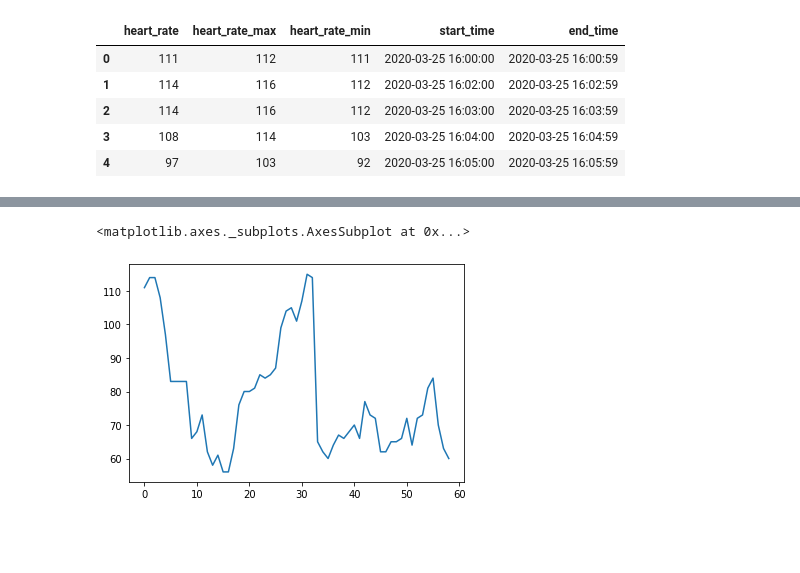
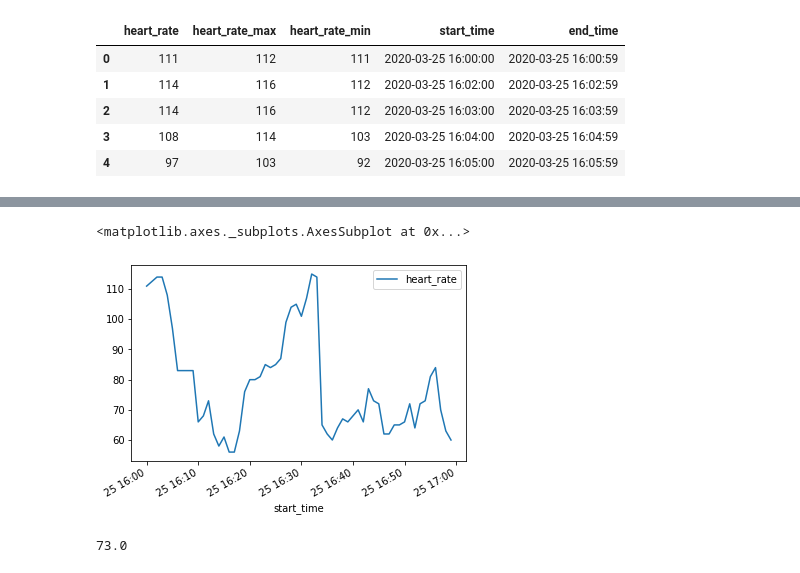
Before and after one commit to JavierCorralLizarraga/Datos-de-samsung-health, a Jupyter notebook: SHData.ipynb, the cells around one changed output, grey strips where cells are left out. Drawn from its saved outputs; the diff is of its cells as text; code cells hidden in the pictures; blank space fills up the shorter version.

```diff
--- a/SHData.ipynb
+++ b/SHData.ipynb
@@ -25,9 +27,13 @@ abril25_4PM.heart_rate[1]
 # %%
 abril25_4PM.heart_rate >= 100
 # %%
-abril25_4PM.heart_rate.plot(x='A', y='B')
+abril25_4PM.plot(x='start_time', y='heart_rate')
 # %% [output]
 <matplotlib.axes._subplots.AxesSubplot at 0x...>
-[figure, old version]
+[figure, new version]
+# %%
+abril25_4PM.heart_rate.median()
+# %% [output]
+73.0
 # %%
 ''' lo mismo que antes pero con un copy paste de un archivo creado con "cat" y corregido en vim (es una putiza, no vale la pena)'''
```
Also changed, not shown: parts of 8 cells of this notebook.
